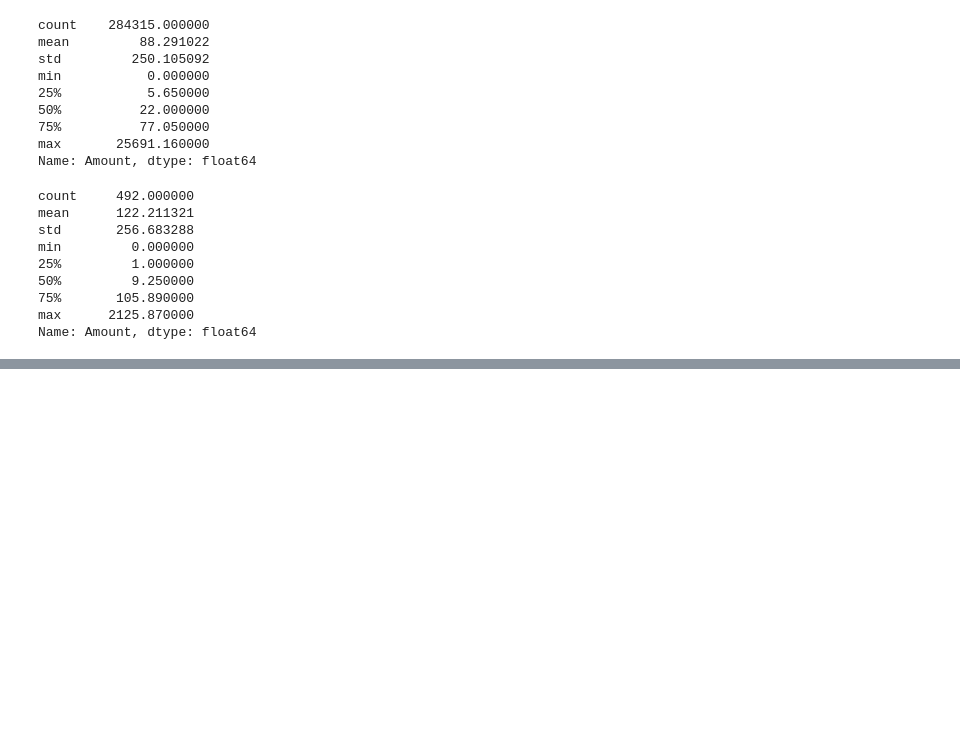
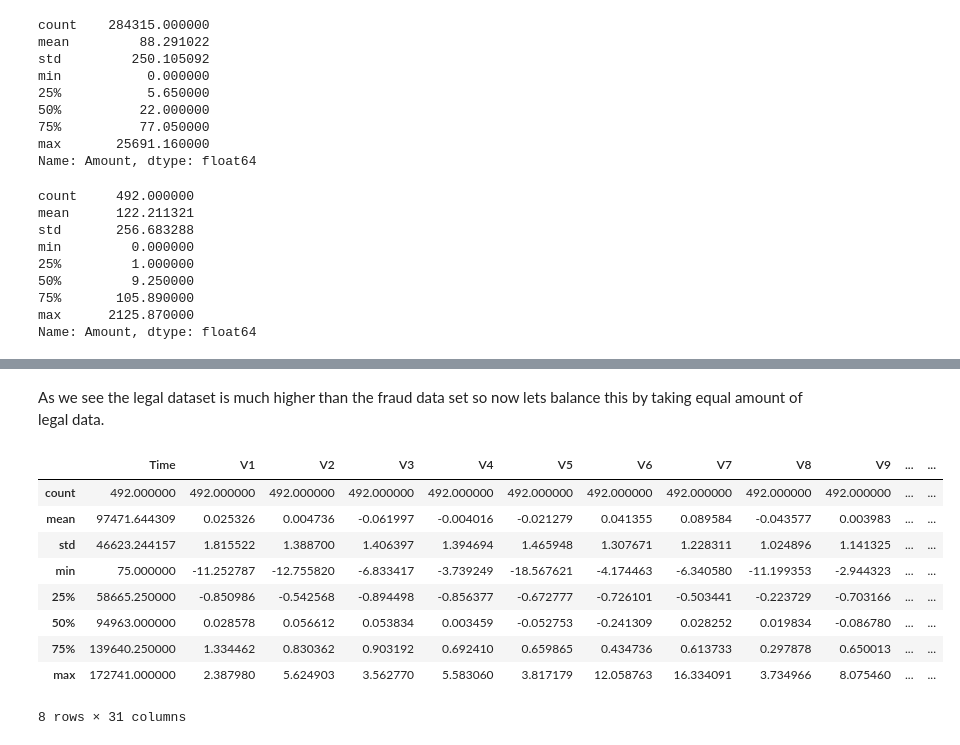
Before and after one commit to SKC-18/Credit_card_fraud_prediction, a Jupyter notebook: fraud_detection.ipynb, the cells around one changed output, grey strips where cells are left out. Cells and saved outputs as stored; diff of their text form; code cells hidden in the pictures; blank space fills up the shorter version.

Commit message:
New_data_prediction_remaining

```diff
--- a/fraud_detection.ipynb
+++ b/fraud_detection.ipynb
@@ -9,3 +9,6 @@ df = pd.read_csv('archive/creditcard.csv')
+# %%
+# df = pd.read_csv('archive/creditcard.csv')
+df = pd.read_csv('archive.zip', compression='zip', header=0, sep=',', quotechar='"')
 # %%
 df.head(10)
 # %% [output]
@@ -191,0 +223,18 @@ Name: Amount, dtype: float64
+# %% [markdown]
+As we see the legal dataset is much higher than the fraud data set so now lets balance this by taking equal amount of legal data.
+# %%
+#taking sample size of the legal data
+legal_sample = legal.sample(n=492)
+# %%
+legal_sample.describe()
+# %% [output]
+|  | Time | V1 | V2 | V3 | V4 | V5 | V6 | V7 | V8 | V9 | ... | ... |
+| count | 492.000000 | 492.000000 | 492.000000 | 492.000000 | 492.000000 | 492.000000 | 492.000000 | 492.000000 | 492.000000 | 492.000000 | ... | ... |
+| mean | 97471.644309 | 0.025326 | 0.004736 | -0.061997 | -0.004016 | -0.021279 | 0.041355 | 0.089584 | -0.043577 | 0.003983 | ... | ... |
+| std | 46623.244157 | 1.815522 | 1.388700 | 1.406397 | 1.394694 | 1.465948 | 1.307671 | 1.228311 | 1.024896 | 1.141325 | ... | ... |
+| min | 75.000000 | -11.252787 | -12.755820 | -6.833417 | -3.739249 | -18.567621 | -4.174463 | -6.340580 | -11.199353 | -2.944323 | ... | ... |
+| 25% | 58665.250000 | -0.850986 | -0.542568 | -0.894498 | -0.856377 | -0.672777 | -0.726101 | -0.503441 | -0.223729 | -0.703166 | ... | ... |
+| 50% | 94963.000000 | 0.028578 | 0.056612 | 0.053834 | 0.003459 | -0.052753 | -0.241309 | 0.028252 | 0.019834 | -0.086780 | ... | ... |
+| 75% | 139640.250000 | 1.334462 | 0.830362 | 0.903192 | 0.692410 | 0.659865 | 0.434736 | 0.613733 | 0.297878 | 0.650013 | ... | ... |
+| max | 172741.000000 | 2.387980 | 5.624903 | 3.562770 | 5.583060 | 3.817179 | 12.058763 | 16.334091 | 3.734966 | 8.075460 | ... | ... |
+8 rows × 31 columns
```
Also changed, not shown: parts of 23 cells of this notebook.
